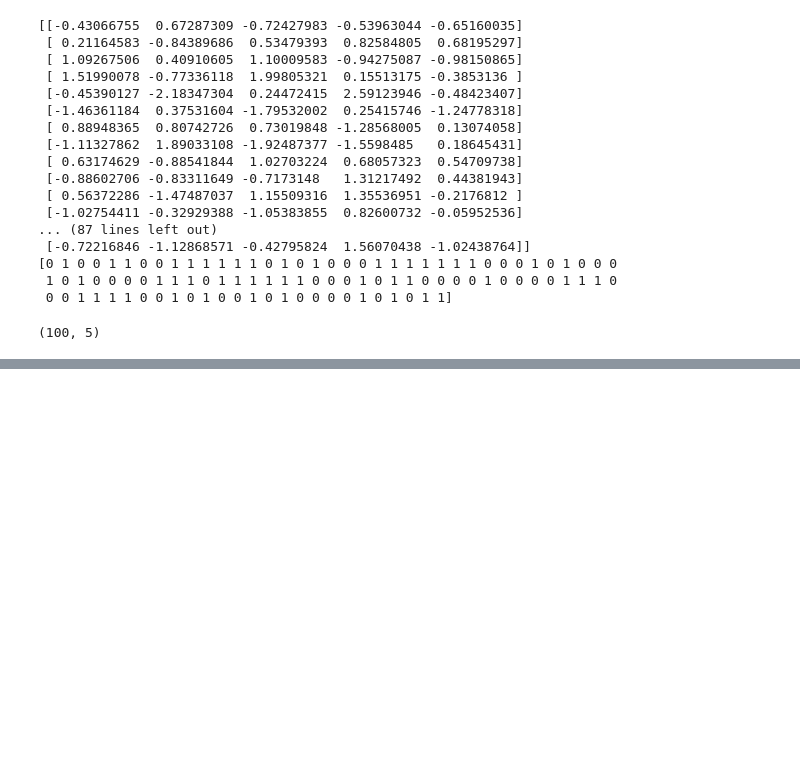
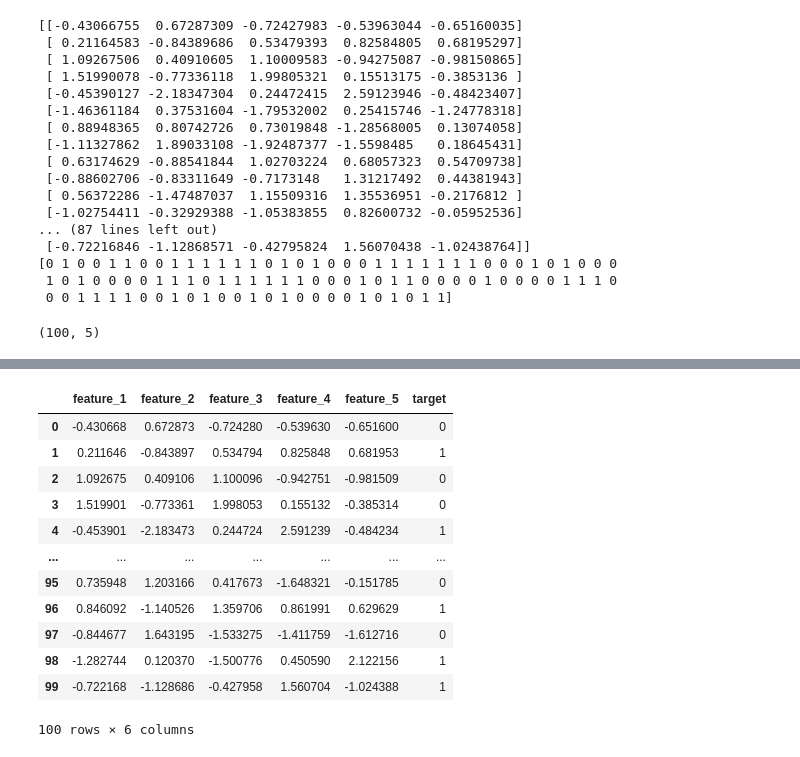
Before and after one commit to oakilae-droid/big0611, a Jupyter notebook: py/p04_머신러닝과딥러닝/ch02_전처리/ex07_전처리.ipynb, the cells around one changed output, grey strips where cells are left out. Cells and saved outputs as stored; diff of their text form; code cells hidden in the pictures; blank space fills up the shorter version.

```diff
--- a/py/p04_머신러닝과딥러닝/ch02_전처리/ex07_전처리.ipynb
+++ b/py/p04_머신러닝과딥러닝/ch02_전처리/ex07_전처리.ipynb
@@ -38 +59,18 @@ X.shape
+# %%
+df['target'] = y
+df
+# %% [output]
+|  | feature_1 | feature_2 | feature_3 | feature_4 | feature_5 | target |
+| 0 | -0.430668 | 0.672873 | -0.724280 | -0.539630 | -0.651600 | 0 |
+| 1 | 0.211646 | -0.843897 | 0.534794 | 0.825848 | 0.681953 | 1 |
+| 2 | 1.092675 | 0.409106 | 1.100096 | -0.942751 | -0.981509 | 0 |
+| 3 | 1.519901 | -0.773361 | 1.998053 | 0.155132 | -0.385314 | 0 |
+| 4 | -0.453901 | -2.183473 | 0.244724 | 2.591239 | -0.484234 | 1 |
+| ... | ... | ... | ... | ... | ... | ... |
+| 95 | 0.735948 | 1.203166 | 0.417673 | -1.648321 | -0.151785 | 0 |
+| 96 | 0.846092 | -1.140526 | 1.359706 | 0.861991 | 0.629629 | 1 |
+| 97 | -0.844677 | 1.643195 | -1.533275 | -1.411759 | -1.612716 | 0 |
+| 98 | -1.282744 | 0.120370 | -1.500776 | 0.450590 | 2.122156 | 1 |
+| 99 | -0.722168 | -1.128686 | -0.427958 | 1.560704 | -1.024388 | 1 |
+100 rows × 6 columns
 # %%
```
Also changed, not shown: parts of 32 cells of this notebook.
